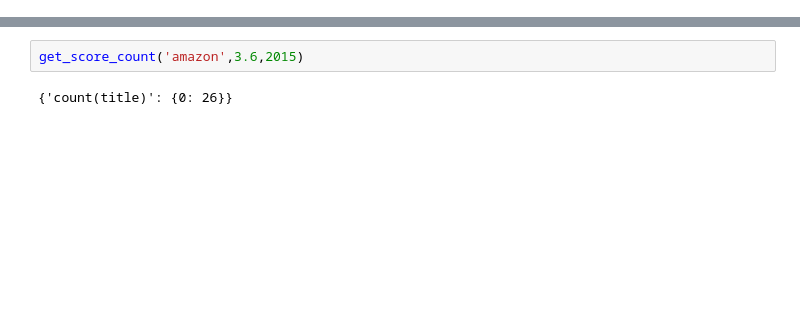
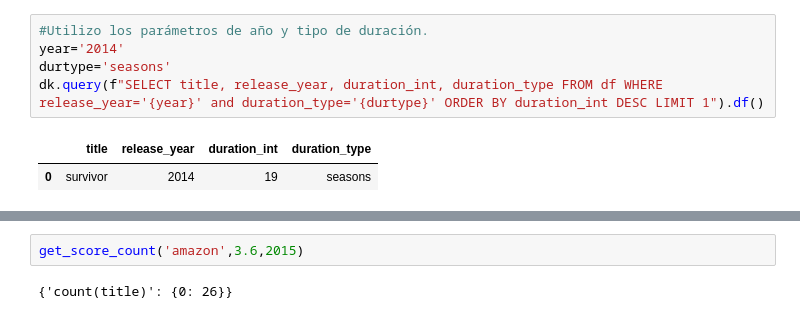
Before and after one commit to Altezier/LAB01-HENRY, a Jupyter notebook: querys.ipynb, the cells around one changed output, grey strips where cells are left out. Drawn from its saved outputs; the diff is of its cells as text; blank space fills up the shorter version.

```diff
--- a/querys.ipynb
+++ b/querys.ipynb
@@ -24,0 +47,8 @@ dk.query(f"SELECT title, release_year, duration_int, duration_type FROM df WHERE
+# %%
+#Utilizo los parámetros de año y tipo de duración.
+year='2014'
+durtype='seasons'
+dk.query(f"SELECT title, release_year, duration_int, duration_type FROM df WHERE release_year='{year}' and duration_type='{durtype}' ORDER BY duration_int DESC LIMIT 1").df()
+# %% [output]
+|  | title | release_year | duration_int | duration_type |
+| 0 | survivor | 2014 | 19 | seasons |
```
Also changed, not shown: parts of 35 cells of this notebook, 1 other file.
